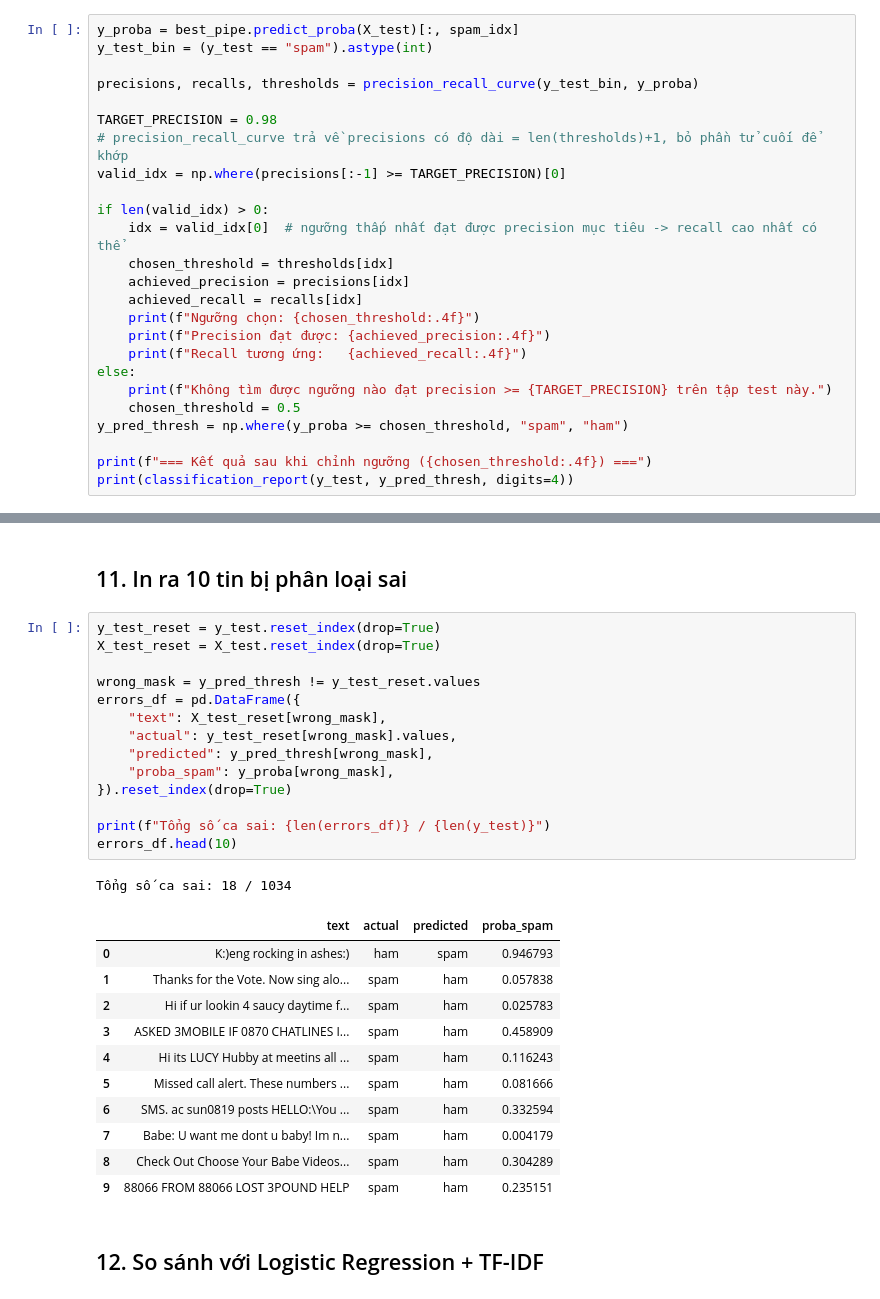
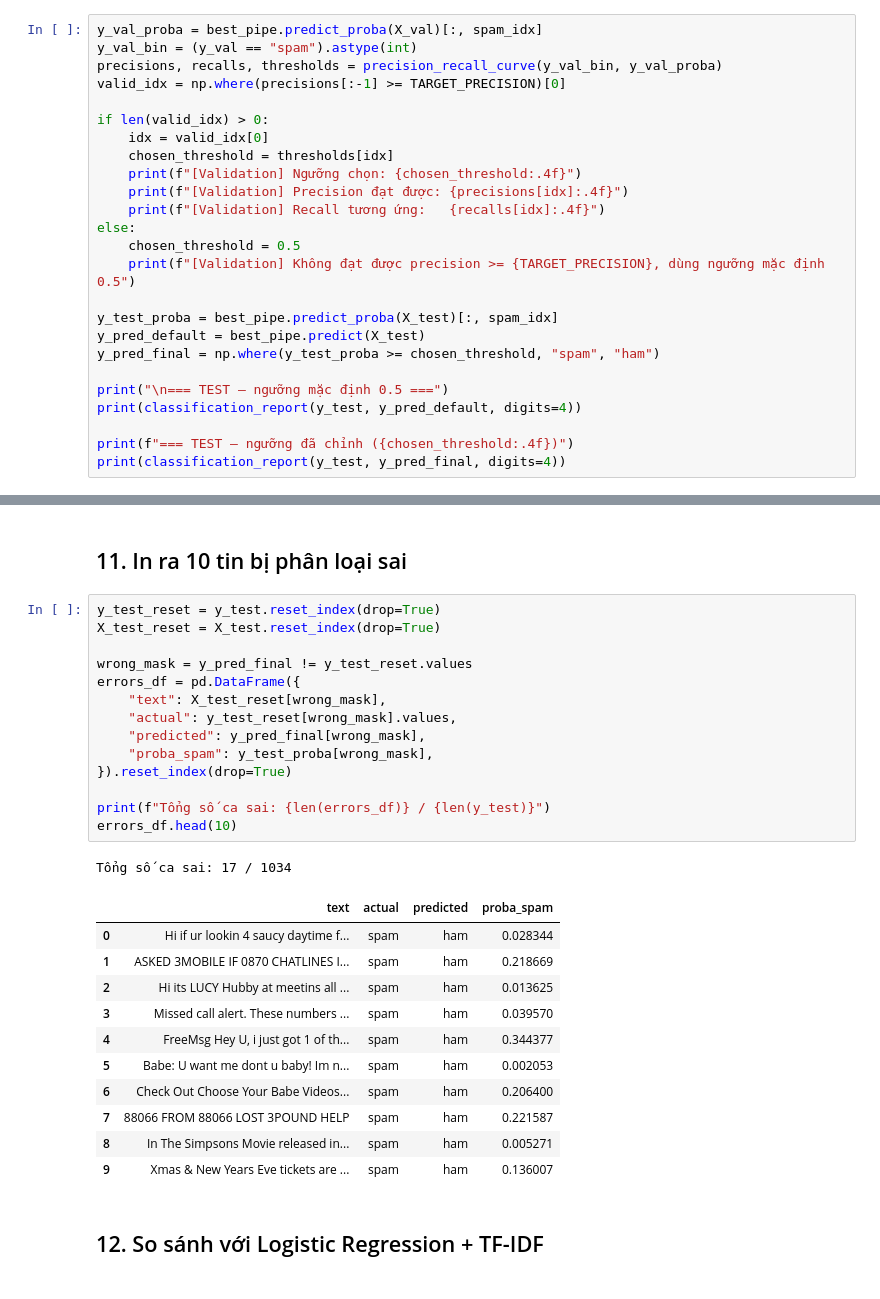
Before and after one commit to ThuyLyn/ThuyLinh_Lab-Machine-Learning, a Jupyter notebook: TT-06-NaiveBayes_Linh/notebooks/naive_bayes_sms.ipynb, the cells around one changed output, grey strips where cells are left out. Saved outputs shown, nothing was run; the diff lists cells and outputs as text.

```diff
--- a/TT-06-NaiveBayes_Linh/notebooks/naive_bayes_sms.ipynb
+++ b/TT-06-NaiveBayes_Linh/notebooks/naive_bayes_sms.ipynb
@@ -249,28 +245,28 @@ top20_spam.reset_index().rename(columns={"index": "từ/cụm từ", 0: "log_rat
 # %% [markdown]
 ## 10. Chọn ngưỡng để đạt precision ≥ 0.98
 # %%
-y_proba = best_pipe.predict_proba(X_test)[:, spam_idx]
-y_test_bin = (y_test == "spam").astype(int)
-
-precisions, recalls, thresholds = precision_recall_curve(y_test_bin, y_proba)
-
-TARGET_PRECISION = 0.98
-# precision_recall_curve trả về precisions có độ dài = len(thresholds)+1, bỏ phần tử cuối để khớp
+y_val_proba = best_pipe.predict_proba(X_val)[:, spam_idx]
+y_val_bin = (y_val == "spam").astype(int)
+precisions, recalls, thresholds = precision_recall_curve(y_val_bin, y_val_proba)
 valid_idx = np.where(precisions[:-1] >= TARGET_PRECISION)[0]
 
 if len(valid_idx) > 0:
-    idx = valid_idx[0]  # ngưỡng thấp nhất đạt được precision mục tiêu -> recall cao nhất có thể
+    idx = valid_idx[0]
     chosen_threshold = thresholds[idx]
-    achieved_precision = precisions[idx]
-    achieved_recall = recalls[idx]
-    print(f"Ngưỡng chọn: {chosen_threshold:.4f}")
-    print(f"Precision đạt được: {achieved_precision:.4f}")
-    print(f"Recall tương ứng:   {achieved_recall:.4f}")
+    print(f"[Validation] Ngưỡng chọn: {chosen_threshold:.4f}")
+    print(f"[Validation] Precision đạt được: {precisions[idx]:.4f}")
+    print(f"[Validation] Recall tương ứng:   {recalls[idx]:.4f}")
 else:
-    print(f"Không tìm được ngưỡng nào đạt precision >= {TARGET_PRECISION} trên tập test này.")
     chosen_threshold = 0.5
-y_pred_thresh = np.where(y_proba >= chosen_threshold, "spam", "ham")
+    print(f"[Validation] Không đạt được precision >= {TARGET_PRECISION}, dùng ngưỡng mặc định 0.5")
 
-print(f"=== Kết quả sau khi chỉnh ngưỡng ({chosen_threshold:.4f}) ===")
-print(classification_report(y_test, y_pred_thresh, digits=4))
+y_test_proba = best_pipe.predict_proba(X_test)[:, spam_idx]
+y_pred_default = best_pipe.predict(X_test)
+y_pred_final = np.where(y_test_proba >= chosen_threshold, "spam", "ham")
+
+print("\n=== TEST — ngưỡng mặc định 0.5 ===")
+print(classification_report(y_test, y_pred_default, digits=4))
+
+print(f"=== TEST — ngưỡng đã chỉnh ({chosen_threshold:.4f})")
+print(classification_report(y_test, y_pred_final, digits=4))
 # %% [output]
@@ -291,30 +302,30 @@ weighted avg     0.9826    0.9826    0.9822      1034
 # %%
 y_test_reset = y_test.reset_index(drop=True)
 X_test_reset = X_test.reset_index(drop=True)
 
-wrong_mask = y_pred_thresh != y_test_reset.values
+wrong_mask = y_pred_final != y_test_reset.values
 errors_df = pd.DataFrame({
     "text": X_test_reset[wrong_mask],
     "actual": y_test_reset[wrong_mask].values,
-    "predicted": y_pred_thresh[wrong_mask],
-    "proba_spam": y_proba[wrong_mask],
+    "predicted": y_pred_final[wrong_mask],
+    "proba_spam": y_test_proba[wrong_mask],
 }).reset_index(drop=True)
 
 print(f"Tổng số ca sai: {len(errors_df)} / {len(y_test)}")
 errors_df.head(10)
 # %% [output]
-Tổng số ca sai: 18 / 1034
+Tổng số ca sai: 17 / 1034
 |  | text | actual | predicted | proba_spam |
-| 0 | K:)eng rocking in ashes:) | ham | spam | 0.946793 |
-| 1 | Thanks for the Vote. Now sing alo... | spam | ham | 0.057838 |
-| 2 | Hi if ur lookin 4 saucy daytime f... | spam | ham | 0.025783 |
-| 3 | ASKED 3MOBILE IF 0870 CHATLINES I... | spam | ham | 0.458909 |
-| 4 | Hi its LUCY Hubby at meetins all ... | spam | ham | 0.116243 |
-| 5 | Missed call alert. These numbers ... | spam | ham | 0.081666 |
-| 6 | SMS. ac sun0819 posts HELLO:\You ... | spam | ham | 0.332594 |
-| 7 | Babe: U want me dont u baby! Im n... | spam | ham | 0.004179 |
-| 8 | Check Out Choose Your Babe Videos... | spam | ham | 0.304289 |
-| 9 | 88066 FROM 88066 LOST 3POUND HELP | spam | ham | 0.235151 |
+| 0 | Hi if ur lookin 4 saucy daytime f... | spam | ham | 0.028344 |
+| 1 | ASKED 3MOBILE IF 0870 CHATLINES I... | spam | ham | 0.218669 |
+| 2 | Hi its LUCY Hubby at meetins all ... | spam | ham | 0.013625 |
+| 3 | Missed call alert. These numbers ... | spam | ham | 0.039570 |
+| 4 | FreeMsg Hey U, i just got 1 of th... | spam | ham | 0.344377 |
+| 5 | Babe: U want me dont u baby! Im n... | spam | ham | 0.002053 |
+| 6 | Check Out Choose Your Babe Videos... | spam | ham | 0.206400 |
+| 7 | 88066 FROM 88066 LOST 3POUND HELP | spam | ham | 0.221587 |
+| 8 | In The Simpsons Movie released in... | spam | ham | 0.005271 |
+| 9 | Xmas & New Years Eve tickets are ... | spam | ham | 0.136007 |
 # %% [markdown]
 ## 12. So sánh với Logistic Regression + TF-IDF
 # %%
```
Also changed, not shown: parts of 14 cells of this notebook, 9 other files.
